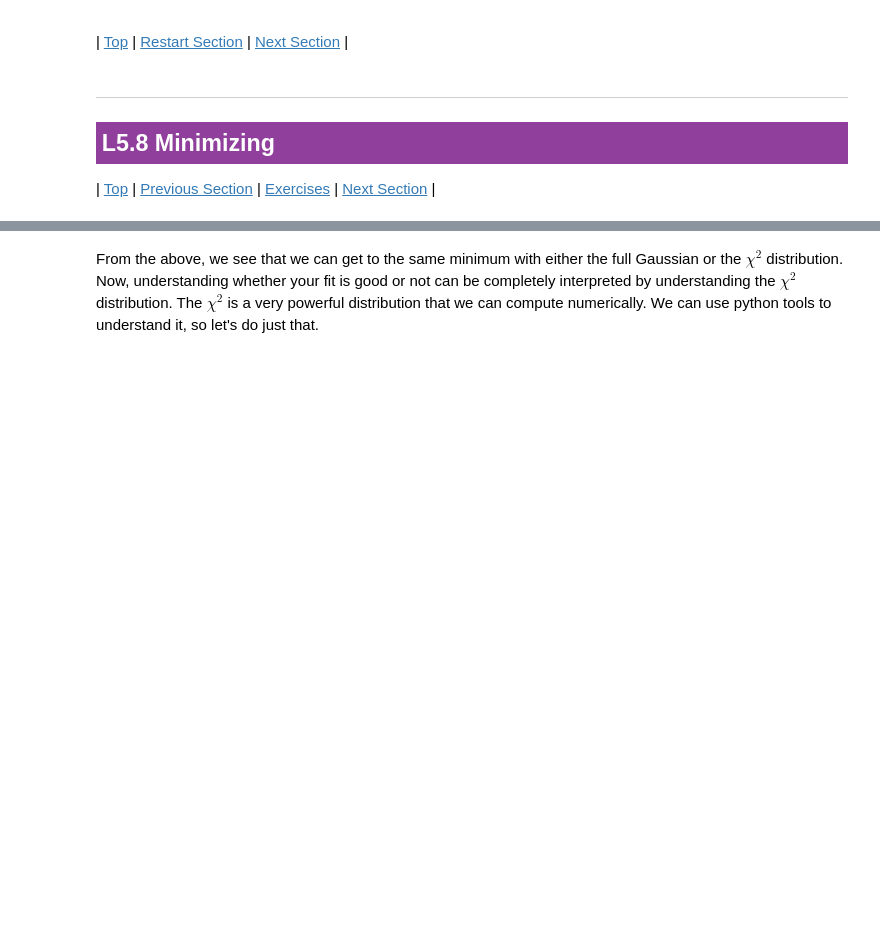
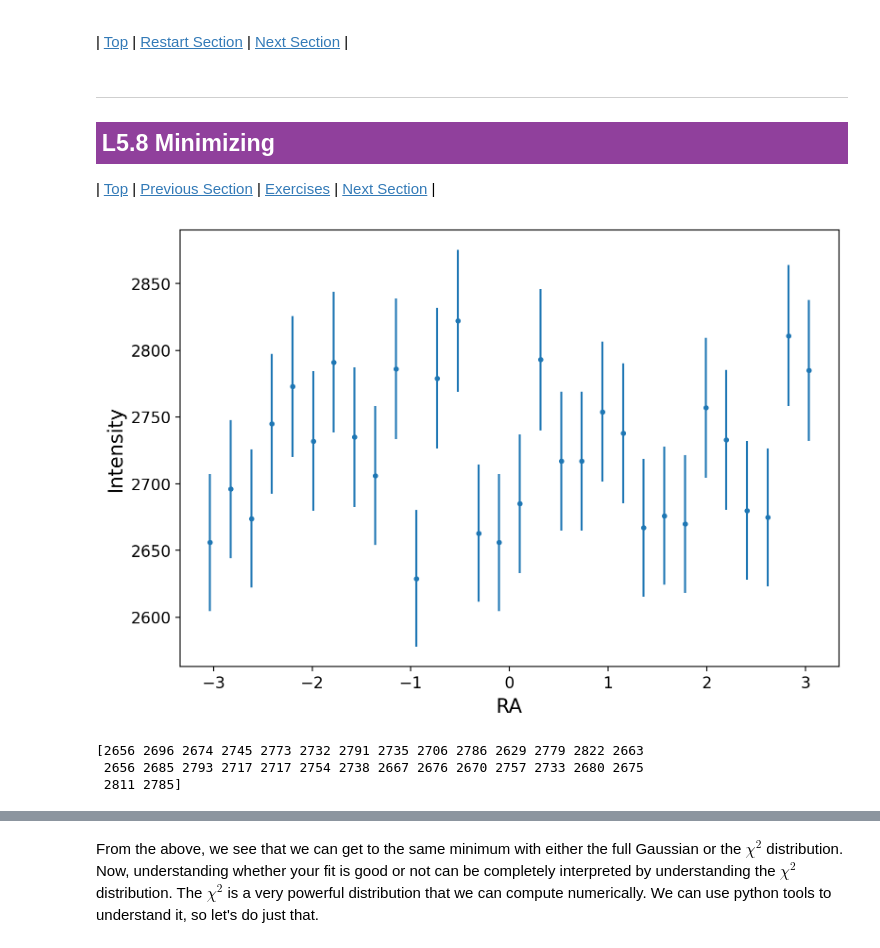
Before and after one commit to mit-physics-data/lectures, a Jupyter notebook: lecture5/8316_L05_MAIN.ipynb, the cells around one changed output, grey strips where cells are left out. Cells and saved outputs as stored; diff of their text form; code cells hidden in the pictures; blank space fills up the shorter version.

```diff
--- a/lecture5/8316_L05_MAIN.ipynb
+++ b/lecture5/8316_L05_MAIN.ipynb
@@ -1461,6 +1524,14 @@ Let's now go back to our minimization problem. In the above code, we minimized t
 
 from IPython.display import IFrame
 IFrame(src='https://mitx-8s50.github.io/slides/L05/slides_L05_08.html', width=970, height=550)
+# %%
+_,xis=plotHist(ra)
+print(xis)
+# %% [output]
+[figure, added]
+[2656 2696 2674 2745 2773 2732 2791 2735 2706 2786 2629 2779 2822 2663
+ 2656 2685 2793 2717 2717 2754 2738 2667 2676 2670 2757 2733 2680 2675
+ 2811 2785]
 # %%
 #>>>RUN: L5.8-runcell01
 
```
Also changed, not shown: parts of 16 cells of this notebook.
